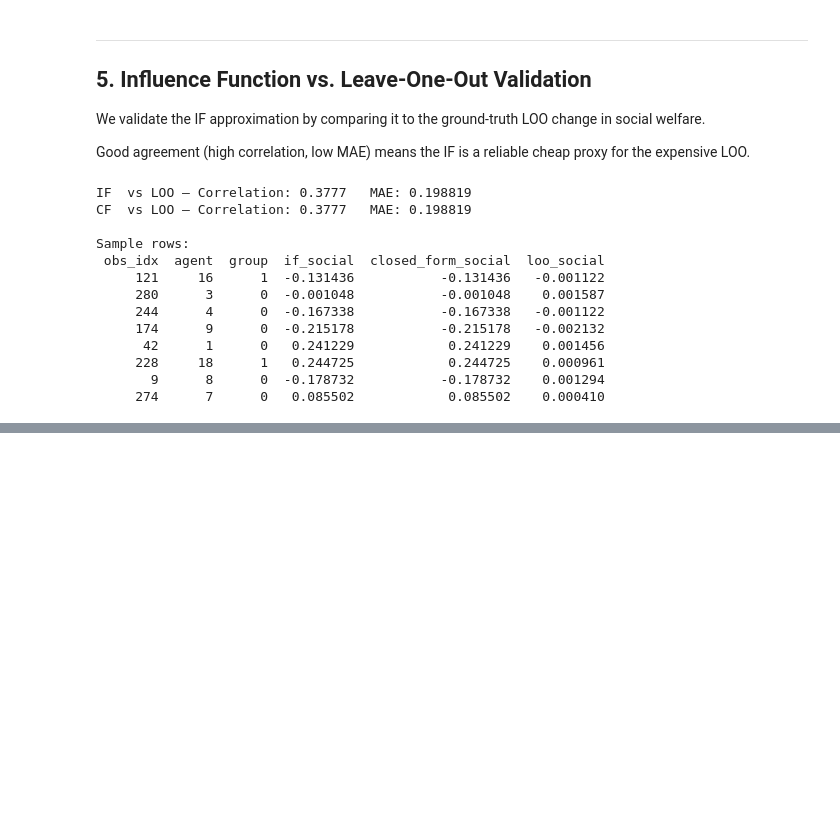
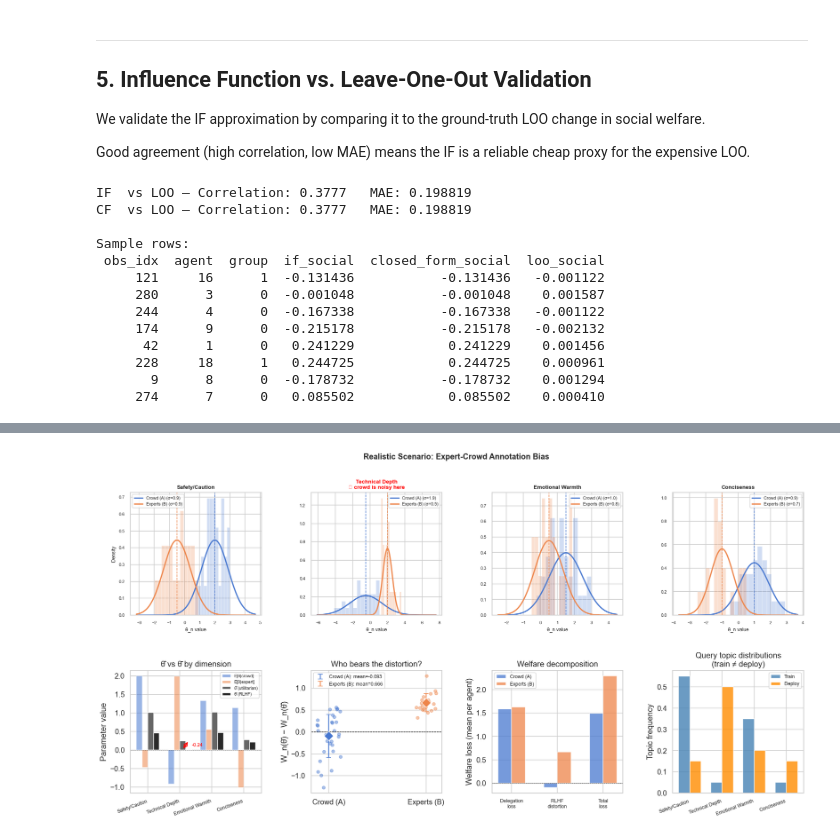
Before and after one commit to michelleeesi/hiddenstructure, a Jupyter notebook: rlhf_distortion_sim.ipynb, the cells around one changed output, grey strips where cells are left out. Drawn from its saved outputs; the diff is of its cells as text; code cells hidden in the pictures; blank space fills up the shorter version.

```diff
--- a/rlhf_distortion_sim.ipynb
+++ b/rlhf_distortion_sim.ipynb
@@ -1584,0 +1620,97 @@ plt.show()
+# %%
+# ── Visualization ────────────────────────────────────────────────────────
+fig = plt.figure(figsize=(20, 9))
+gs  = gridspec.GridSpec(2, 4, figure=fig, hspace=0.45, wspace=0.38)
+fig.suptitle("Realistic Scenario: Expert-Crowd Annotation Bias", fontsize=13, fontweight='bold')
+
+group_labels = ['Crowd (A)', 'Experts (B)']
+
+# ── Top row, Panel 1: per-dimension marginal distributions ────────────────
+# Shows the diagonal covariance structure — which dims each group is noisy on
+for d, name in enumerate(DIM_NAMES):
+    ax = fig.add_subplot(gs[0, d])
+    for g, (label, color, mean, var) in enumerate(zip(
+        group_labels, colors,
+        [CROWD_MEAN, EXPERT_MEAN],
+        [CROWD_VARS, EXPERT_VARS],
+    )):
+        samples = dgp_r.theta[dgp_r.agent_groups == g, d]
+        xlo = min(CROWD_MEAN[d], EXPERT_MEAN[d]) - 3 * np.sqrt(max(CROWD_VARS[d], EXPERT_VARS[d]))
+        xhi = max(CROWD_MEAN[d], EXPERT_MEAN[d]) + 3 * np.sqrt(max(CROWD_VARS[d], EXPERT_VARS[d]))
+        xs  = np.linspace(xlo, xhi, 200)
+        from scipy.stats import norm
+        pdf = norm.pdf(xs, loc=mean[d], scale=np.sqrt(var[d]))
+        ax.plot(xs, pdf, color=color, lw=2, label=f'{label} (σ={np.sqrt(var[d]):.1f})')
+        ax.hist(samples, bins=12, density=True, color=color, alpha=0.25)
+        ax.axvline(mean[d], color=color, ls='--', lw=1)
+    ax.set_title(name, fontsize=9, fontweight='bold')
+    ax.set_xlabel('θ_n value', fontsize=8)
+    ax.set_ylabel('Density' if d == 0 else '', fontsize=8)
+    ax.tick_params(labelsize=7)
+    if d == 1:  # Technical Depth — annotate the key story
+        ax.set_title(f'{name}\n★ crowd is noisy here', fontsize=9, fontweight='bold', color='red')
+    ax.legend(fontsize=7)
+
+# ── Bottom row, Panel 1: θ̂ vs θ̄ vs group means ──────────────────────────
+ax = fig.add_subplot(gs[1, 0])
+x = np.arange(4)
+w = 0.18
+crowd_th  = dgp_r.theta[dgp_r.agent_groups == 0].mean(0)
+expert_th = dgp_r.theta[dgp_r.agent_groups == 1].mean(0)
+ax.bar(x - 1.5*w, crowd_th,                   w, label='E[θ|crowd]',       color=colors[0], alpha=0.55)
+ax.bar(x - 0.5*w, expert_th,                  w, label='E[θ|expert]',      color=colors[1], alpha=0.55)
+ax.bar(x + 0.5*w, realistic_res["theta_bar"],  w, label='θ̄ (utilitarian)', color='#555555', alpha=0.90)
+ax.bar(x + 1.5*w, realistic_res["theta_hat"],  w, label='θ̂ (RLHF)',        color='#111111', alpha=0.90)
+d1 = 1
+gap = realistic_res["theta_hat"][d1] - realistic_res["theta_bar"][d1]
+y_lo = min(realistic_res["theta_hat"][d1], realistic_res["theta_bar"][d1])
+y_hi = max(realistic_res["theta_hat"][d1], realistic_res["theta_bar"][d1])
+ax.annotate('', xy=(x[d1]+1.5*w, y_hi), xytext=(x[d1]+0.5*w, y_lo),
+            arrowprops=dict(arrowstyle='<->', color='red', lw=1.5))
+ax.text(x[d1]+2.1*w, (y_lo+y_hi)/2, f'{gap:+.2f}', color='red', fontsize=8, va='center')
+ax.set_xticks(x); ax.set_xticklabels(DIM_NAMES, rotation=20, ha='right', fontsize=8)
+ax.set_ylabel('Parameter value'); ax.set_title('θ̂ vs θ̄ by dimension')
+ax.axhline(0, color='k', lw=0.5, ls='--'); ax.legend(fontsize=7)
+
+# ── Bottom row, Panel 2: per-agent RLHF distortion ───────────────────────
+ax = fig.add_subplot(gs[1, 1])
+rng_j = np.random.default_rng(0)
+for g, (name, color) in enumerate(zip(group_labels, colors)):
+    dist   = wdf_r[wdf_r.group == g]["rlhf_distortion"].values
+    jitter = rng_j.uniform(-0.12, 0.12, size=len(dist))
+    ax.scatter(np.full_like(dist, g) + jitter, dist, color=color, alpha=0.45, s=25)
+    ax.scatter([g], [dist.mean()], color=color, s=120, marker='D',
+               zorder=5, edgecolors='white', linewidths=0.8)
+    ax.errorbar([g], [dist.mean()], yerr=[dist.std()],
+                fmt='none', color=color, capsize=4, lw=1.5, label=f'{name}: mean={dist.mean():.3f}')
+ax.set_xticks([0, 1]); ax.set_xticklabels(group_labels)
+ax.set_ylabel('W_n(θ̄) − W_n(θ̂)'); ax.set_title('Who bears the distortion?')
+ax.axhline(0, color='k', lw=0.8, ls='--'); ax.legend(fontsize=8)
+
+# ── Bottom row, Panel 3: welfare decomposition ───────────────────────────
+ax = fig.add_subplot(gs[1, 2])
+metrics       = ['delegation_loss', 'rlhf_distortion', 'total_loss']
+metric_labels = ['Delegation\nloss', 'RLHF\ndistortion', 'Total\nloss']
+bar_w = 0.3
+for gi, (name, color) in enumerate(zip(group_labels, colors)):
+    sub  = wdf_r[wdf_r.group == gi]
+    vals = [sub[m].mean() for m in metrics]
+    xs   = np.arange(len(metrics)) + (gi - 0.5) * bar_w
+    ax.bar(xs, vals, bar_w, color=color, alpha=0.75, label=name)
+ax.set_xticks(np.arange(len(metrics))); ax.set_xticklabels(metric_labels, fontsize=8)
+ax.set_ylabel('Welfare loss (mean per agent)'); ax.set_title('Welfare decomposition')
+ax.axhline(0, color='k', lw=0.5, ls='--'); ax.legend(fontsize=8)
+
+# ── Bottom row, Panel 4: query topic distributions ───────────────────────
+ax = fig.add_subplot(gs[1, 3])
+xpos  = np.arange(4)
+bar_w = 0.35
+ax.bar(xpos - bar_w/2, TRAIN_TOPICS  / TRAIN_TOPICS.sum(),  bar_w, label='Train',  color='steelblue', alpha=0.8)
+ax.bar(xpos + bar_w/2, DEPLOY_TOPICS / DEPLOY_TOPICS.sum(), bar_w, label='Deploy', color='darkorange', alpha=0.8)
+ax.set_xticks(xpos); ax.set_xticklabels(DIM_NAMES, rotation=20, ha='right', fontsize=8)
+ax.set_ylabel('Topic frequency'); ax.set_title('Query topic distributions\n(train ≠ deploy)')
+ax.legend(fontsize=8)
+
+plt.show()
+# %% [output]
+[figure, added]
```
Also changed, not shown: parts of 28 cells of this notebook.
